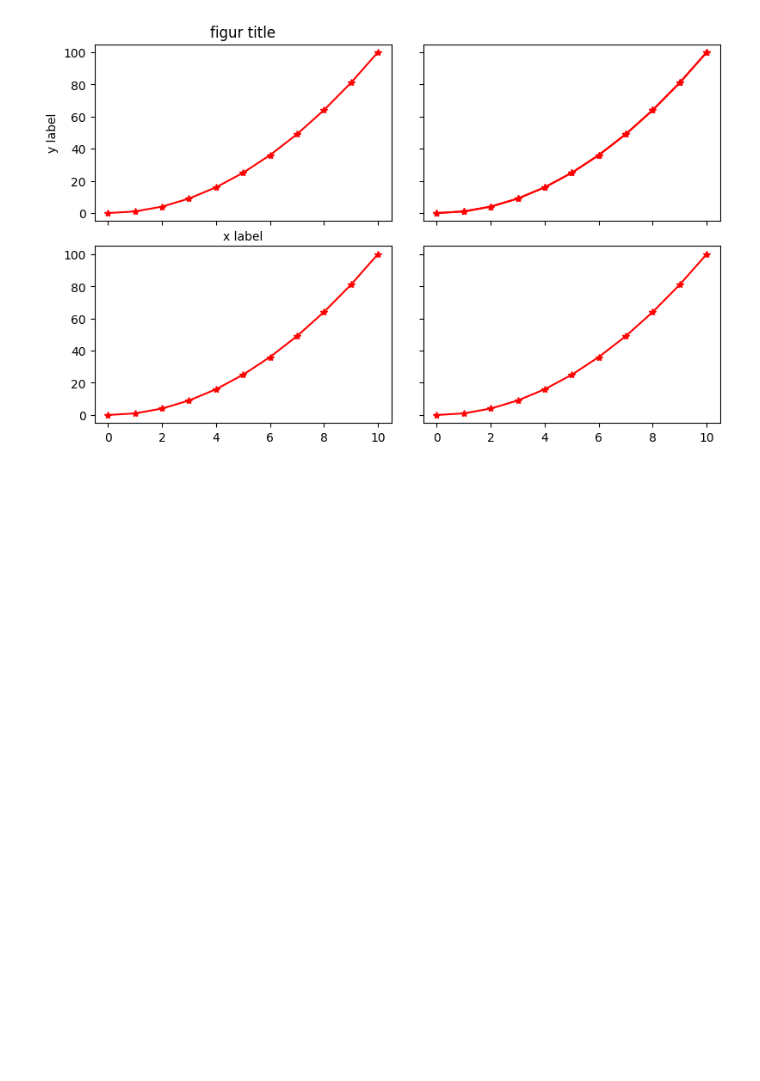
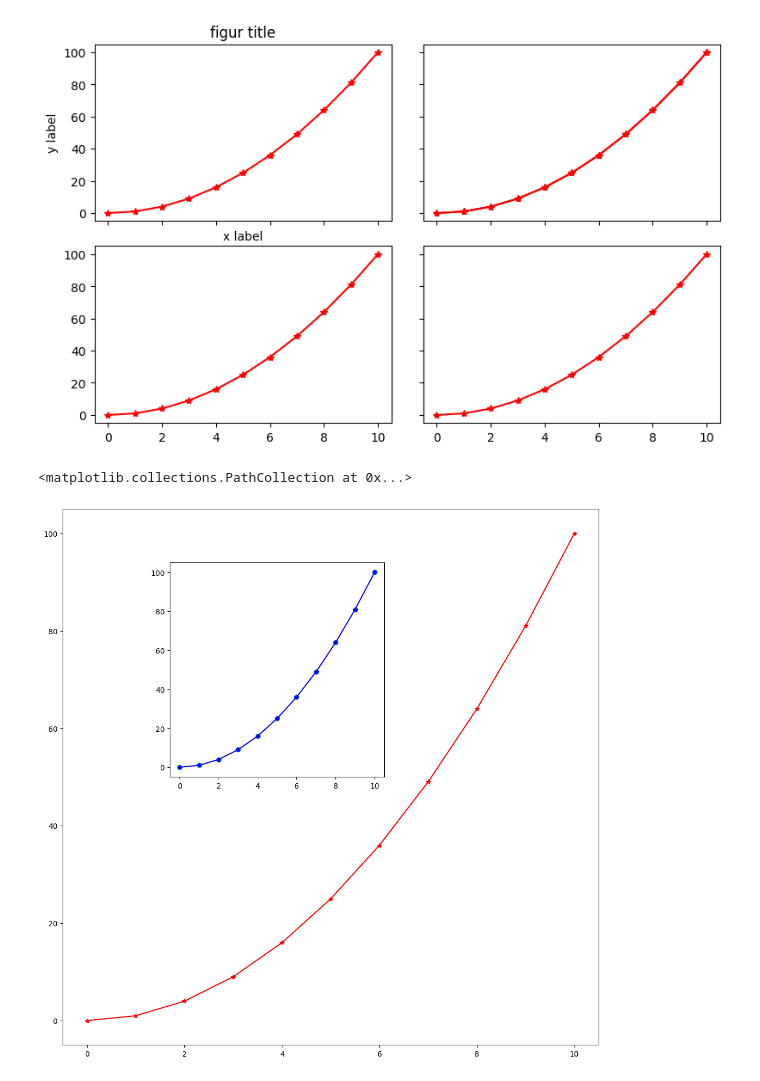
Before and after one commit to mdsamim1992hatia-cell/BMI-CAL, a Jupyter notebook: Untitled140.ipynb, the cells around one changed output. Cells and saved outputs as stored; diff of their text form; code cells hidden in the pictures; blank space fills up the shorter version.

```diff
--- a/Untitled140.ipynb
+++ b/Untitled140.ipynb
@@ -113,3 +113,13 @@ plt.plot()
 # %% [output]
 []
 [figure]
+# %%
+fig3=plt.figure(figsize=(10,10))
+axes_main=fig3.add_axes([0,0,1,1])
+axes_main.plot(x,y,'r-*')
+axes_inset=axes_main.inset_axes([0.2,0.5,0.4,0.4])
+axes_inset.plot(x,y,'b-*')
+axes_inset.scatter(x,y)
+# %% [output]
+<matplotlib.collections.PathCollection at 0x...>
+[figure, added]
```
Also changed, not shown: parts of 1 cell of this notebook.
